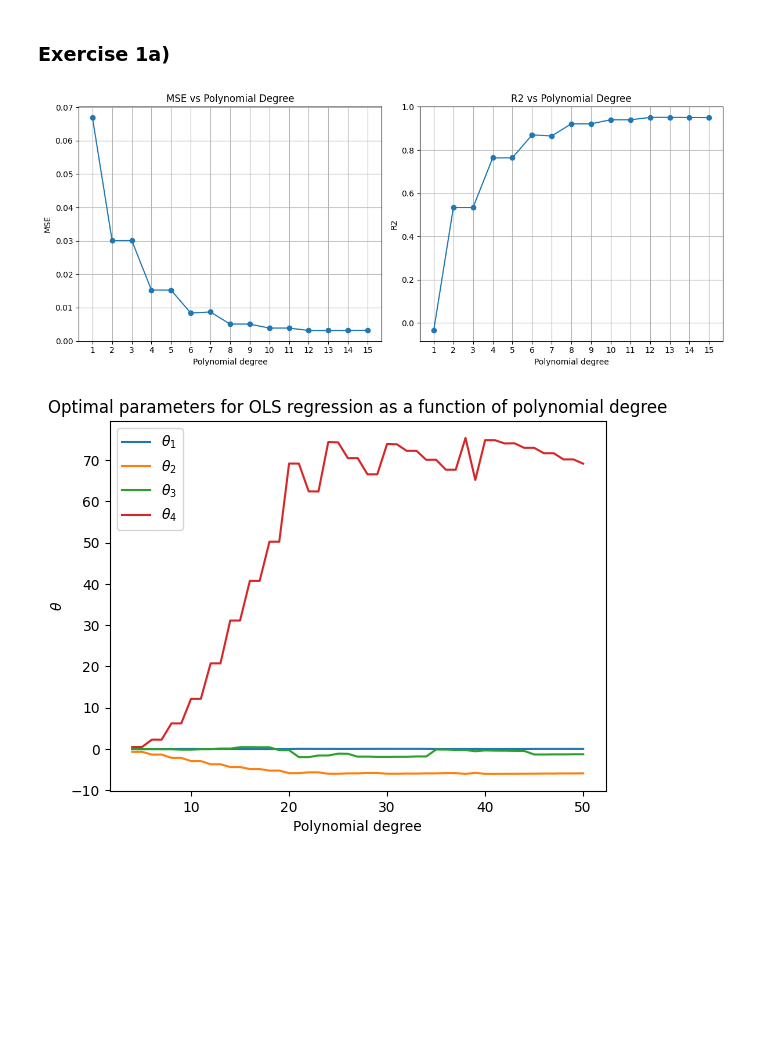
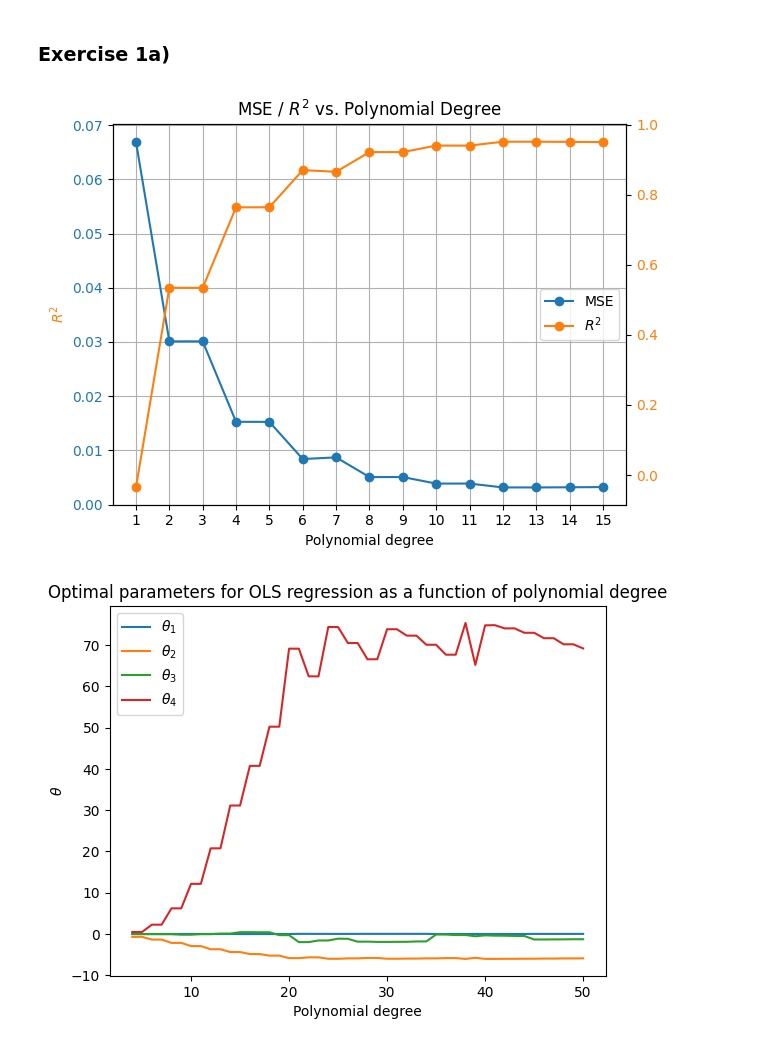
Before and after one commit to HeineEH/FYS-STK3155-4155_Project1, a Jupyter notebook: code/project_1ab.ipynb, the cells around one changed output. Drawn from its saved outputs; the diff is of its cells as text; code cells hidden in the pictures; blank space fills up the shorter version.

Commit message:
Combined part a,b MSE and R2 plots into one plot with different y-axes

```diff
--- a/code/project_1ab.ipynb
+++ b/code/project_1ab.ipynb
@@ -19,35 +19,42 @@ np.random.seed(124)
 num = 400
 x = np.linspace(-1, 1, num)
 y = f(x) + 0.05*np.random.normal(0, 1, num)
-# %%
-# Plot the MSE and R2 scores as a function of polynomial degrees
-
-polynomial_degrees = np.array(range(1, 16))
-
-mse_values,r2_values = MSE_and_R2(x,y,polynomial_degrees)
-
-plt.figure(figsize=(12,5))
-
-plt.subplot(1, 2, 1)
-plt.plot(polynomial_degrees, mse_values, marker='o')
-plt.title('MSE vs Polynomial Degree')
-plt.xlabel('Polynomial degree')
-plt.ylabel('MSE')
-plt.xticks(polynomial_degrees)
-plt.grid()
-
-plt.subplot(1, 2, 2)
-plt.plot(polynomial_degrees, r2_values, marker='o')
-plt.title('R2 vs Polynomial Degree')
-plt.xlabel('Polynomial degree')
-plt.ylabel('R2')
-plt.xticks(polynomial_degrees)
-plt.grid()
-
-plt.tight_layout()
-plt.show()
-# %% [output]
-[figure, removed]
+# %%
+# Plot the MSE and R2 scores as a function of polynomial degrees
+
+polynomial_degrees = np.array(range(1, 16))
+
+mse_values,r2_values = MSE_and_R2(x,y,polynomial_degrees)
+
+# Shared plot, different axis
+fig, ax1 = plt.subplots()
+ax1.set_xlabel('Polynomial degree')
+ax1.set_title('MSE / $R^2$ vs. Polynomial Degree')
+ax1.set_xticks(polynomial_degrees)
+ax1.grid()
+
+# MSE line
+color1 = "C0"
+ax1.tick_params(axis='y', labelcolor=color1)
+ax1.set_ylabel('MSE', color=color1)
+mse_line, = ax1.plot(polynomial_degrees, mse_values, marker='o', color=color1, label="MSE")
+
+# R2 line
+ax2 = ax1.twinx()
+color2 = "C1"
+ax2.tick_params(axis='y', labelcolor=color2)
+ax2.set_ylabel('$R^2$', color=color2)
+r2_line, = ax2.plot(polynomial_degrees, r2_values, marker='o', color=color2, label="$R^2$")
+
+# Legend
+lines = [mse_line, r2_line]
+labels = [line.get_label() for line in lines]
+ax2.legend(lines, labels, loc='center right')
+
+plt.tight_layout()
+plt.show()
+# %% [output]
+[figure, added]
 # %%
 # Calculating and plotting optimal parameters as a function of polynomial degree.
 
```
Also changed, not shown: parts of 1 cell of this notebook.
